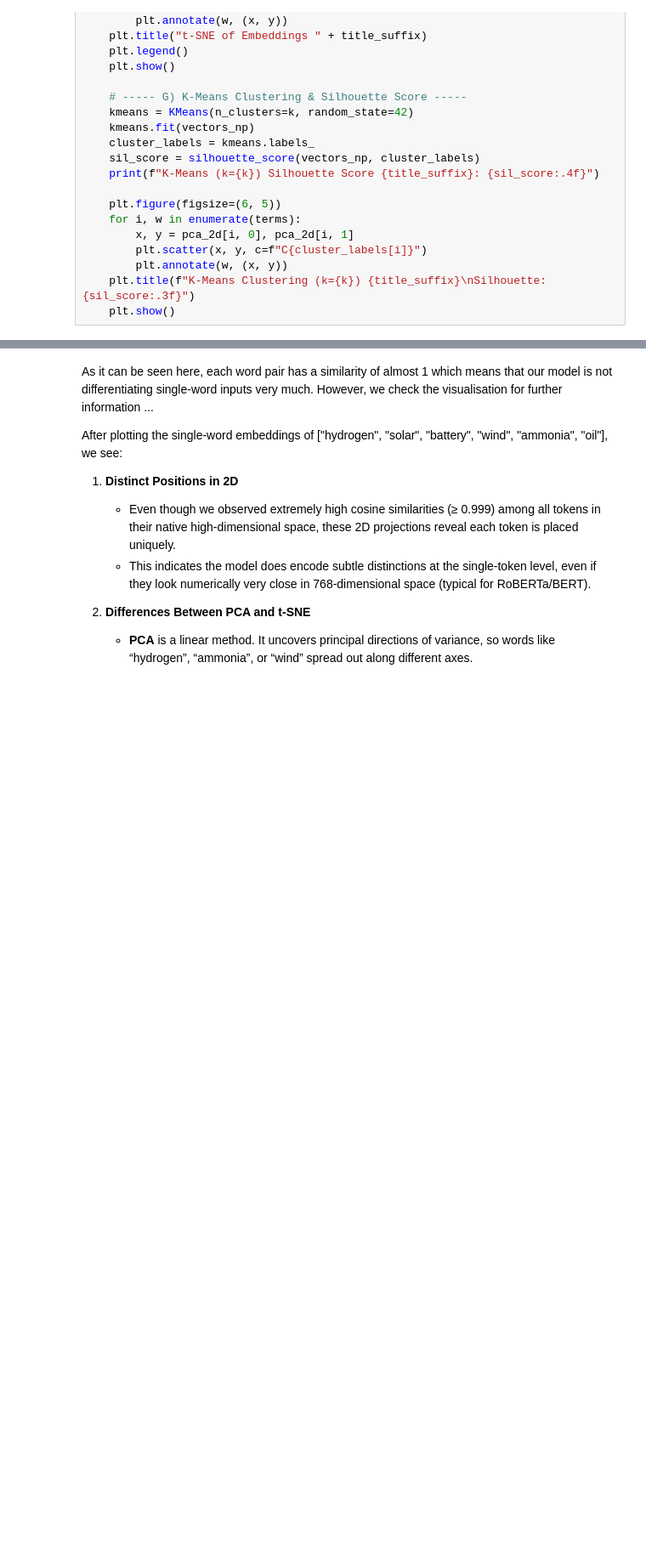
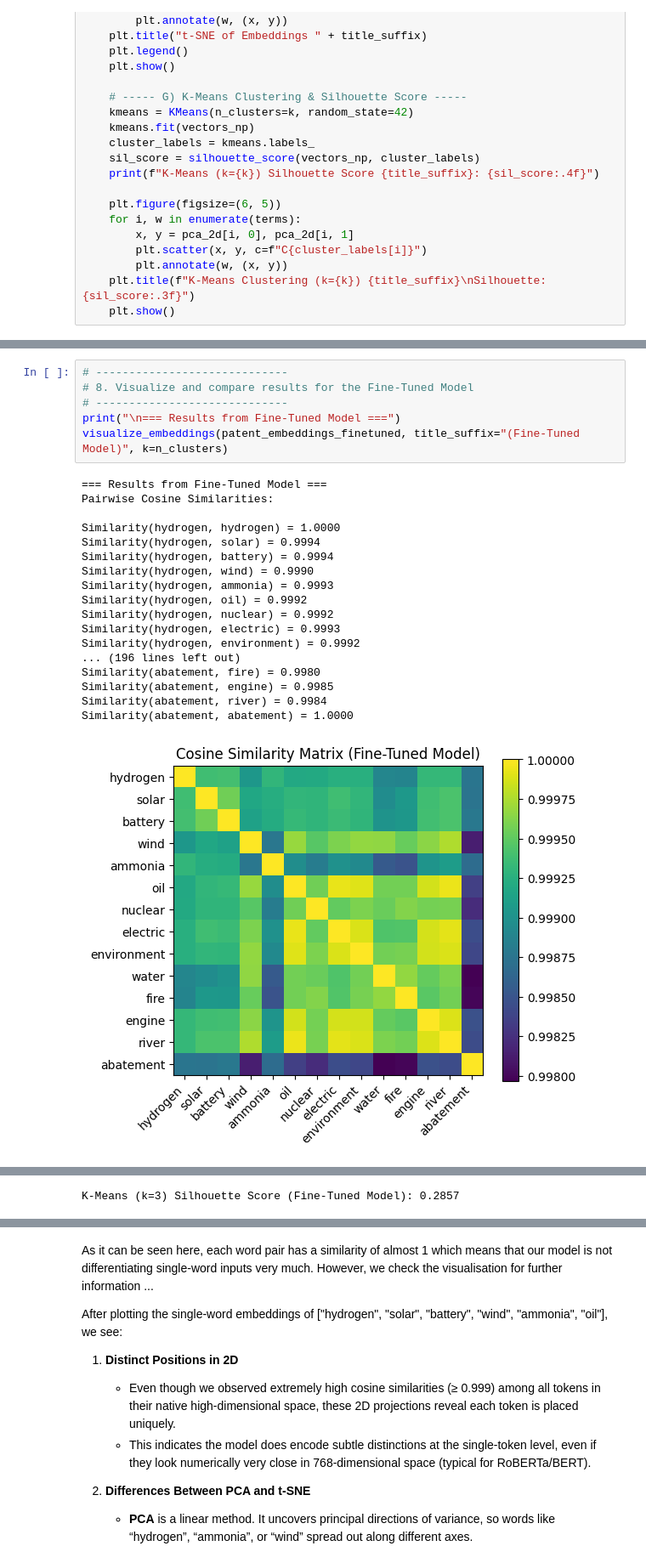
Before and after one commit to lucarenz1997/NLP, a Jupyter notebook: Stage_2_Part_2.ipynb, the cells around one changed output, grey strips where cells are left out. Shown at 85% size. Cells and saved outputs as stored; diff of their text form; blank space fills up the shorter version.

```diff
--- a/Stage_2_Part_2.ipynb
+++ b/Stage_2_Part_2.ipynb
@@ -515,0 +712,25 @@ Computing embeddings with Fine-Tuned Model...
+# %%
+# -----------------------------
+# 8. Visualize and compare results for the Fine-Tuned Model
+# -----------------------------
+print("\n=== Results from Fine-Tuned Model ===")
+visualize_embeddings(patent_embeddings_finetuned, title_suffix="(Fine-Tuned Model)", k=n_clusters)
+# %% [output]
+=== Results from Fine-Tuned Model ===
+Pairwise Cosine Similarities:
+
+Similarity(hydrogen, hydrogen) = 1.0000
+Similarity(hydrogen, solar) = 0.9994
+Similarity(hydrogen, battery) = 0.9994
+Similarity(hydrogen, wind) = 0.9990
+Similarity(hydrogen, ammonia) = 0.9993
+Similarity(hydrogen, oil) = 0.9992
+Similarity(hydrogen, nuclear) = 0.9992
+Similarity(hydrogen, electric) = 0.9993
+Similarity(hydrogen, environment) = 0.9992
+... (196 lines left out)
+Similarity(abatement, fire) = 0.9980
+Similarity(abatement, engine) = 0.9985
+Similarity(abatement, river) = 0.9984
+Similarity(abatement, abatement) = 1.0000
+[figure, added]
@@ -515,0 +740 @@ Computing embeddings with Fine-Tuned Model...
+K-Means (k=3) Silhouette Score (Fine-Tuned Model): 0.2857
```
Also changed, not shown: parts of 51 cells of this notebook.
